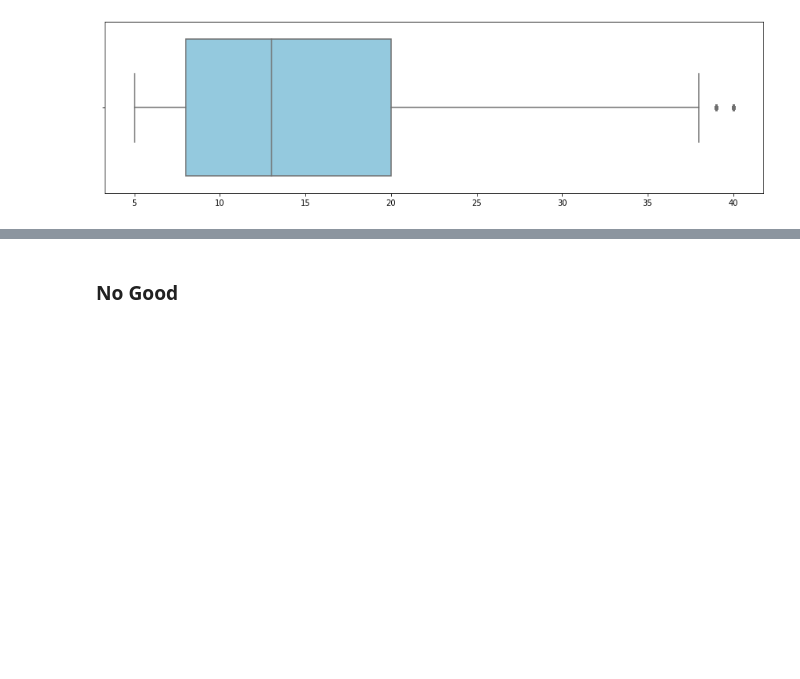
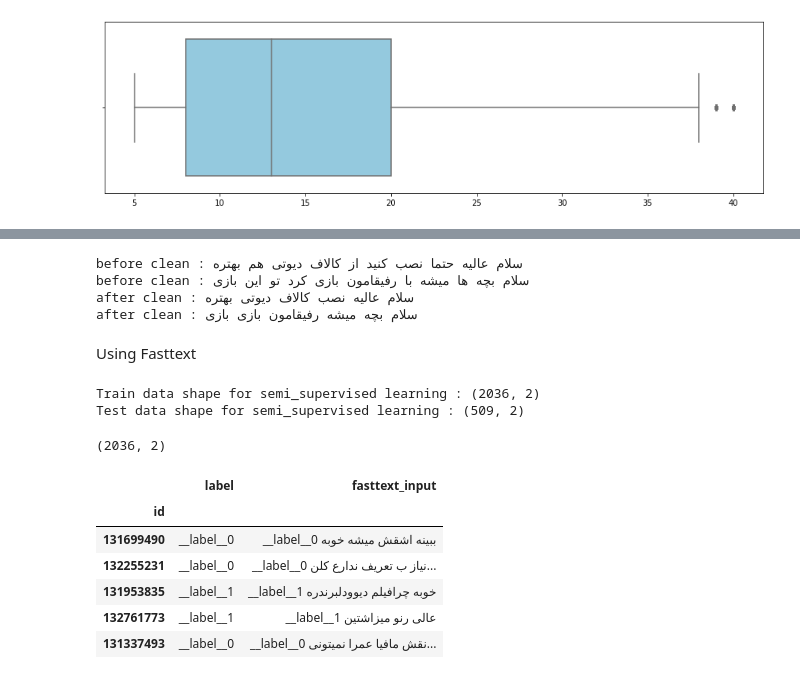
Before and after one commit to AmirHoseein99/Persian_NLP_Task, a Jupyter notebook: NLP_Task.ipynb, the cells around one changed output, grey strips where cells are left out. Cells and saved outputs as stored; diff of their text form; code cells hidden in the pictures; blank space fills up the shorter version.

```diff
--- a/NLP_Task.ipynb
+++ b/NLP_Task.ipynb
@@ -3222,2 +3267,42 @@ print(unlabeled_data.shape)
-# %% [markdown]
-### No Good
+# %%
+print(f'before clean : {labeled_data.text.iloc[0]}')
+print(f'before clean : {unlabeled_data.text.iloc[0]}')
+
+labeled_data.text = labeled_data.text.apply(lambda x : clean_persian_text(x))
+unlabeled_data.text = unlabeled_data.text.apply(lambda x : clean_persian_text(x))
+
+labeled_data.text = labeled_data.text.apply(lambda x : my_toknizer(x))
+unlabeled_data.text = unlabeled_data.text.apply(lambda x : my_toknizer(x))
+
+print(f'after clean : {labeled_data.text.iloc[0]}')
+print(f'after clean : {unlabeled_data.text.iloc[0]}')
+# %% [output]
+before clean : سلام عالیه حتما نصب کنید از کالاف دیوتی هم بهتره
+before clean : سلام بچه ها میشه با رفیقامون بازی کرد تو این بازی
+after clean : سلام عالیه نصب کالاف دیوتی بهتره
+after clean : سلام بچه میشه رفیقامون بازی بازی
+# %% [markdown]
+Using Fasttext
+# %%
+train, test = train_test_split(labeled_data, test_size = 0.2, random_state=42, stratify=labeled_data.label)
+
+print(f'Train data shape for semi_supervised learning : {train.shape}')
+print(f'Test data shape for semi_supervised learning : {test.shape}')
+# %% [output]
+Train data shape for semi_supervised learning : (2036, 2)
+Test data shape for semi_supervised learning : (509, 2)
+# %%
+ft_train_data = pd.DataFrame()
+ft_train_data['label'] = "__label__" + train['label'].astype('str')
+ft_train_data['fasttext_input'] =ft_train_data['label'] + ' ' + train['text']
+print(ft_train_data.shape)
+ft_train_data.head()
+# %% [output]
+(2036, 2)
+|  | label | fasttext_input |
+| id |  |  |
+| 131699490 | __label__0 | __label__0 ببینه اشقش میشه خوبه |
+| 132255231 | __label__0 | __label__0 نیاز ب تعریف ندارع کلن... |
+| 131953835 | __label__1 | __label__1 خوبه چرافیلم دیوودلبرندره |
+| 132761773 | __label__1 | __label__1 عالی رنو میزاشتین |
+| 131337493 | __label__0 | __label__0 نقش مافیا عمرا نمیتونی... |
```
Also changed, not shown: parts of 19 cells of this notebook.
